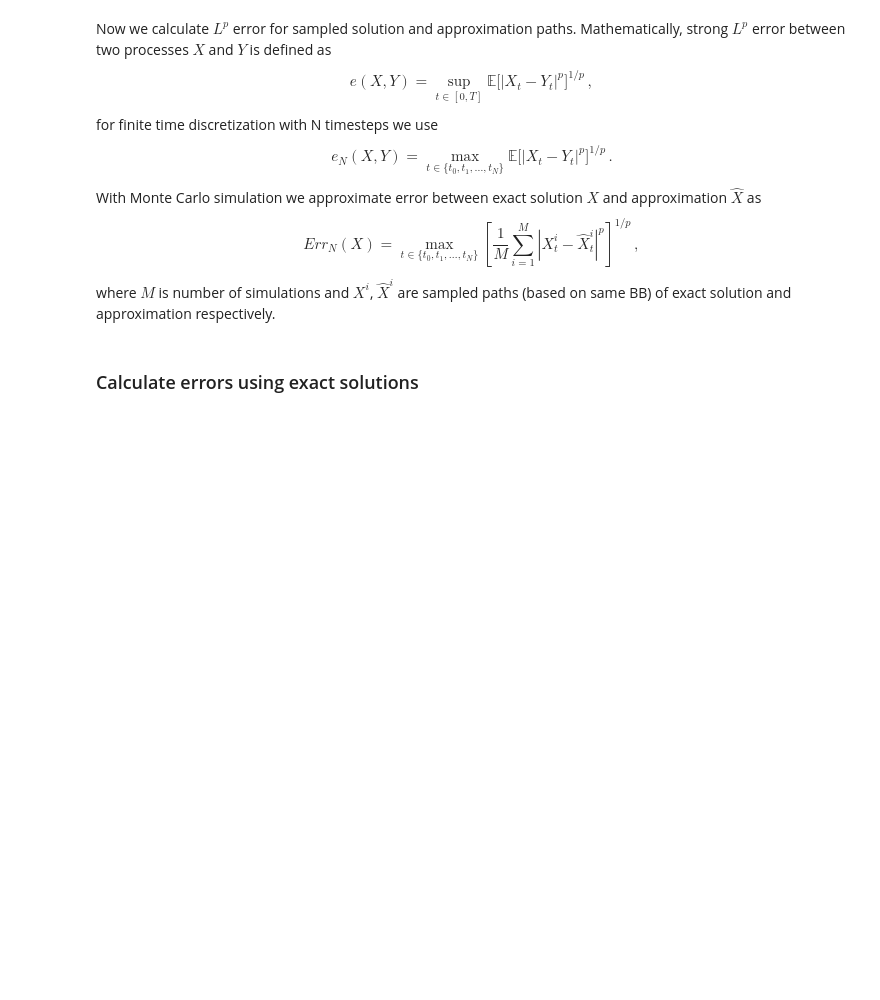
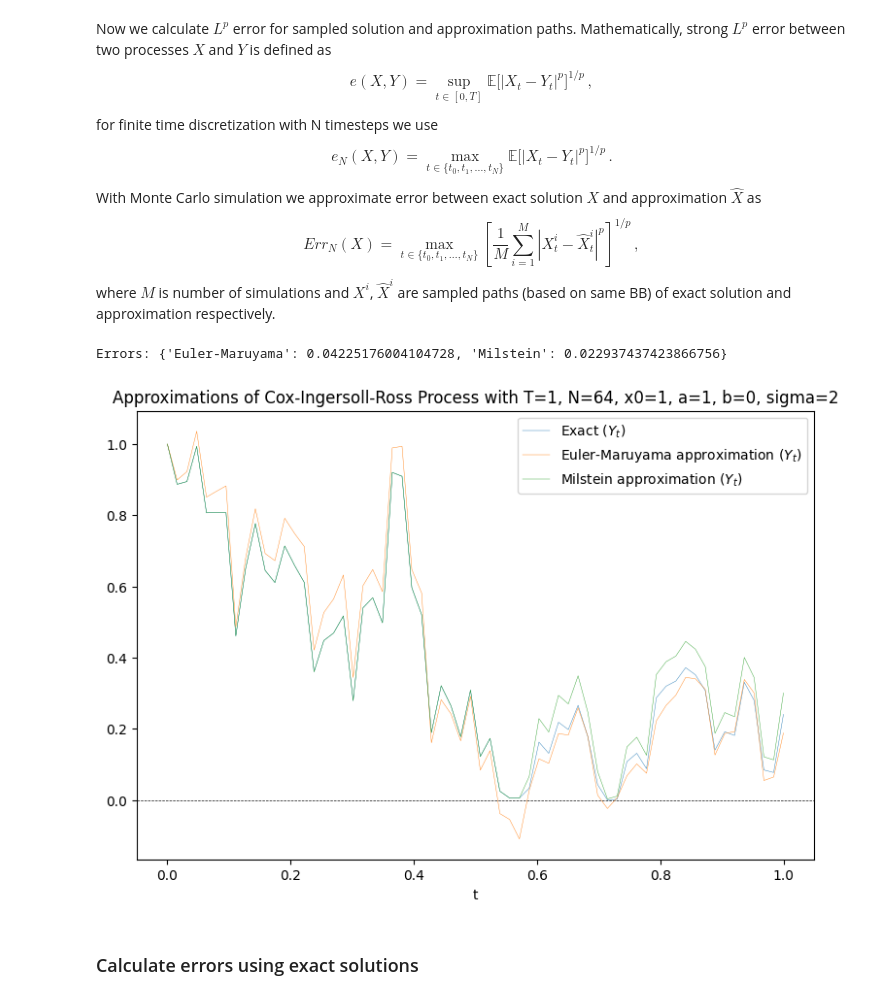
Before and after one commit to Sleepon1805/SDE_Simulation, a Jupyter notebook: sde_simulation_demo.ipynb, the cells around one changed output. Drawn from its saved outputs; the diff is of its cells as text; code cells hidden in the pictures; blank space fills up the shorter version.

```diff
--- a/sde_simulation_demo.ipynb
+++ b/sde_simulation_demo.ipynb
@@ -365,4 +389,26 @@ def calculate_error(solutions, calc_approximations, p=1):
     return error
+# %%
+sde.update_time_discretization(num_steps=64)
+brownian_motion = sde.sample_brownian_motion(seed=SEED)
+
+# Exact solution
+exact_solution = sde.exact_solution(brownian_motion)
+plt.plot(sde.ts, exact_solution, label="Exact ($Y_t$)", linewidth=0.3)
+plt.axhline(y = 0, color = 'k', linestyle = '--', linewidth = 0.5)
+
+# Approximations
+errors = {}
+for method_name in APPROXIMATION_METHODS:
+    approximation = approximation_method(method_name)(sde, brownian_motion)
+    errors[method_name] = calculate_error(exact_solution.reshape(-1, 1), approximation.reshape(-1, 1))
+    plt.plot(sde.ts, approximation, label=f"{method_name} approximation ($Y_t$)", linewidth=0.3)
+    plt.title(f'Approximations of {sde}')
+plt.xlabel('t')
+plt.legend()
+print(f'Errors: {errors}')
+# %% [output]
+Errors: {'Euler-Maruyama': 0.04225176004104728, 'Milstein': 0.022937437423866756}
+[figure, added]
 # %%
 # Initiate experiment parameters
 p_values = (1, 2)  # p in L^p norm
```
Also changed, not shown: parts of 10 cells of this notebook, 2 other files.
